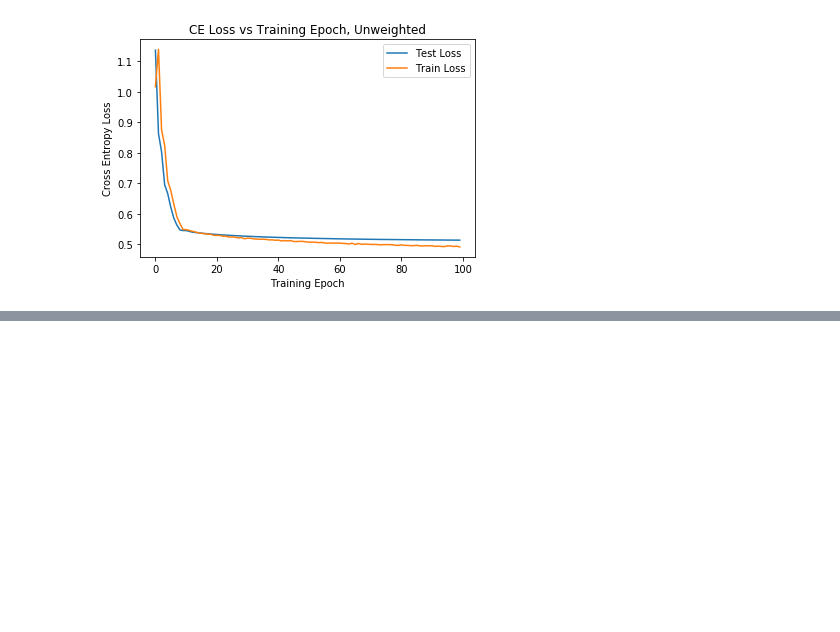
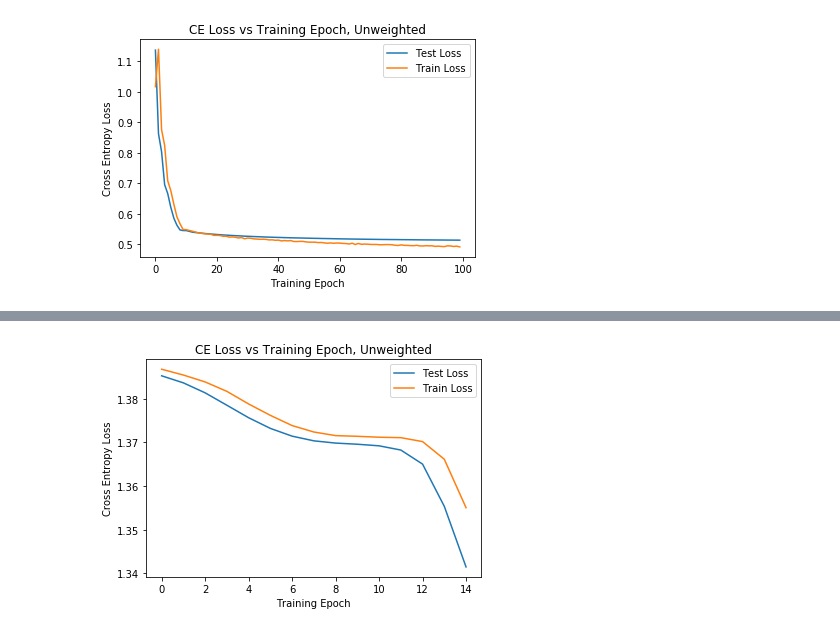
Before and after one commit to JonathanOnorato/BERT_Explore, a Jupyter notebook: BERTplusClassifier.ipynb, the cells around one changed output, grey strips where cells are left out. Saved outputs shown, nothing was run; the diff lists cells and outputs as text; code cells hidden in the pictures; blank space fills up the shorter version.

```diff
--- a/BERTplusClassifier.ipynb
+++ b/BERTplusClassifier.ipynb
@@ -1497,0 +1697,4 @@ To me, the BERT encodings seems the most likely to improve our overall performan
+# %%
+plot_loss(test_loss_tracker, train_loss_tracker)
+# %% [output]
+[figure, added]
```
Also changed, not shown: parts of 76 cells of this notebook.
